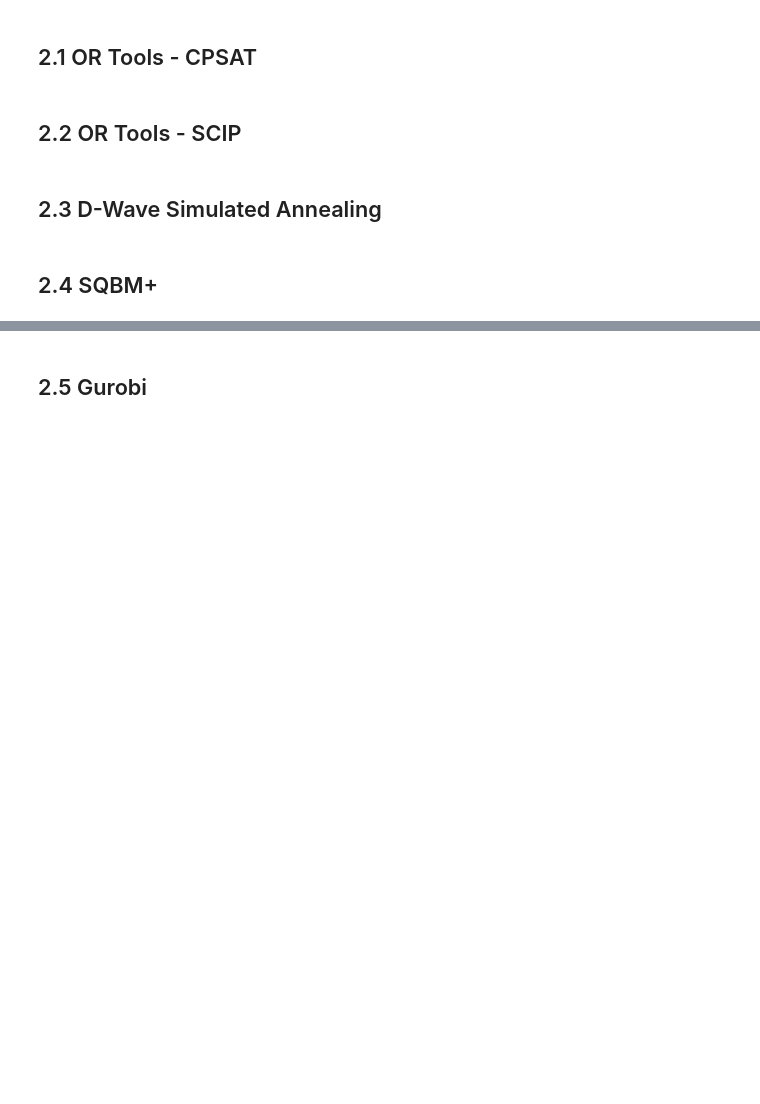
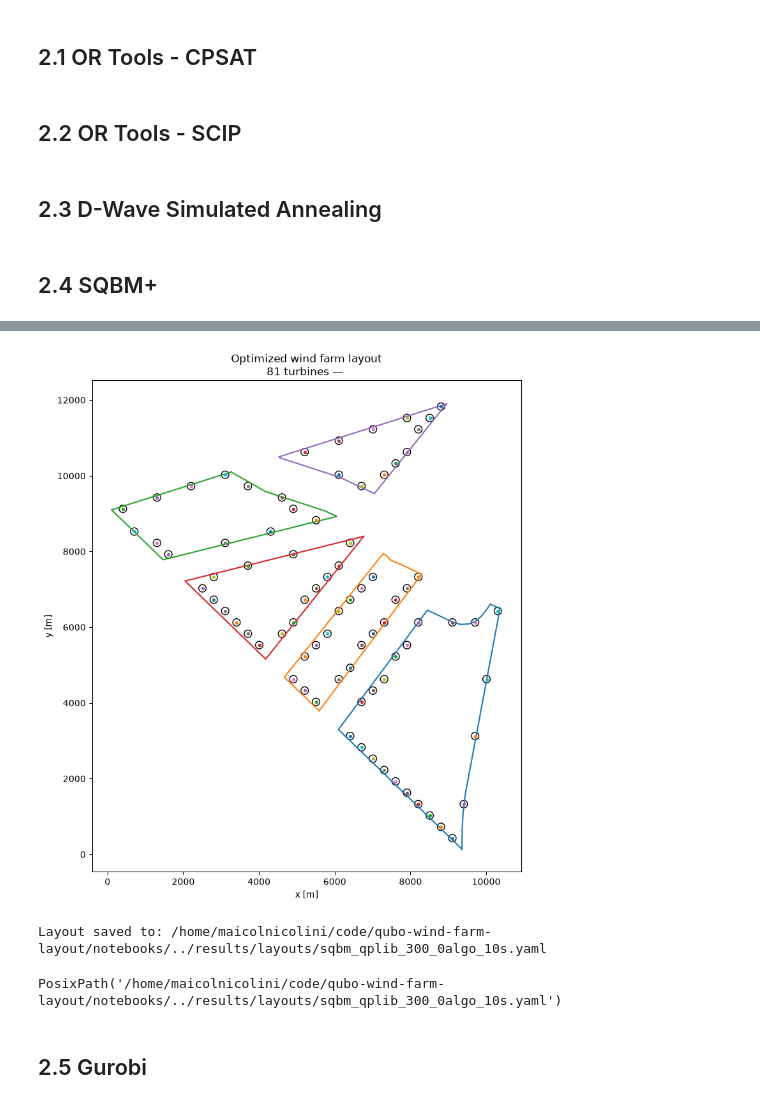
Before and after one commit to NickOLeeney/qubo-wind-farm-layout, a Jupyter notebook: notebooks/03_solve_qubo.ipynb, the cells around one changed output, grey strips where cells are left out. Cells and saved outputs as stored; diff of their text form; code cells hidden in the pictures; blank space fills up the shorter version.

```diff
--- a/notebooks/03_solve_qubo.ipynb
+++ b/notebooks/03_solve_qubo.ipynb
@@ -14,7 +14,7 @@ from src.solvers.utils import save_benchmark_layout
 from src.common.utils import safe_cast_uint16, sparsify_wake_by_percentile
 # %%
 # Variables
-GRID_RESOLUTION = 50 # m
+GRID_RESOLUTION = 300 # m
 MIN_DISTANCE = 396  # 2 * 198 m
 SPARSITY = None # percentile di wake interactions da droppare
 
@@ -246,0 +240,29 @@ save_benchmark_layout(
+# %%
+TIMEOUT = 10
+ALGO = 0
+METHOD = "qplib"
+
+
+solution, result = solve_wflo_sqbm_qplib(
+    wake_loss_matrix=wake_loss_matrix,
+    invalid_pairs=invalid_pairs,
+    n_turbines=81,
+    host=SQBM_HOST,
+    port=SQBM_PORT,
+
+    # Wake matrix quasi densa -> dense è sensato.
+    # Constraint matrix -> fortemente sparsa.
+    q_format="dense",
+    a_format="csr",
+
+    http_timeout=1300,
+    timeout=TIMEOUT,
+
+    algo=ALGO,
+
+    # qplib-specific, opzionali
+    pd3o_rate=None,
+    phi=None,
+    detail_level=1,
+    detail_log=None,
+)
@@ -247,3 +276,16 @@ save_benchmark_layout(
+# %%
+selected_locations_sqbm = candidate_locations[solution.astype(bool)]
+plot_selected_layout(selected_locations=selected_locations_sqbm)
+save_benchmark_layout(
+    selected_locations=selected_locations_sqbm,
+    solver_name="sqbm",
+    filename=f"sqbm_{METHOD}_{GRID_RESOLUTION}_{ALGO}algo_{TIMEOUT}s.yaml",
+    grid_resolution=GRID_RESOLUTION,
+)
+# %% [output]
+[figure, added]
+Layout saved to: /home/maicolnicolini/code/qubo-wind-farm-layout/notebooks/../results/layouts/sqbm_qplib_300_0algo_10s.yaml
+PosixPath('/home/maicolnicolini/code/qubo-wind-farm-layout/notebooks/../results/layouts/sqbm_qplib_300_0algo_10s.yaml')
 # %% [markdown]
 ## 2.5 Gurobi
 # %%
```
Also changed, not shown: parts of 10 cells of this notebook, 1 other file.
